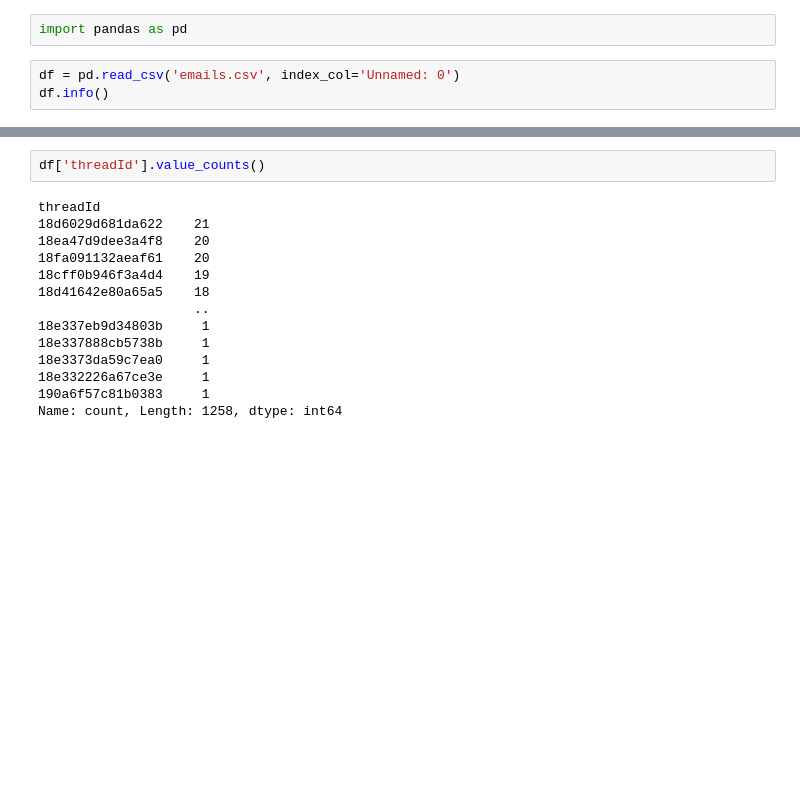
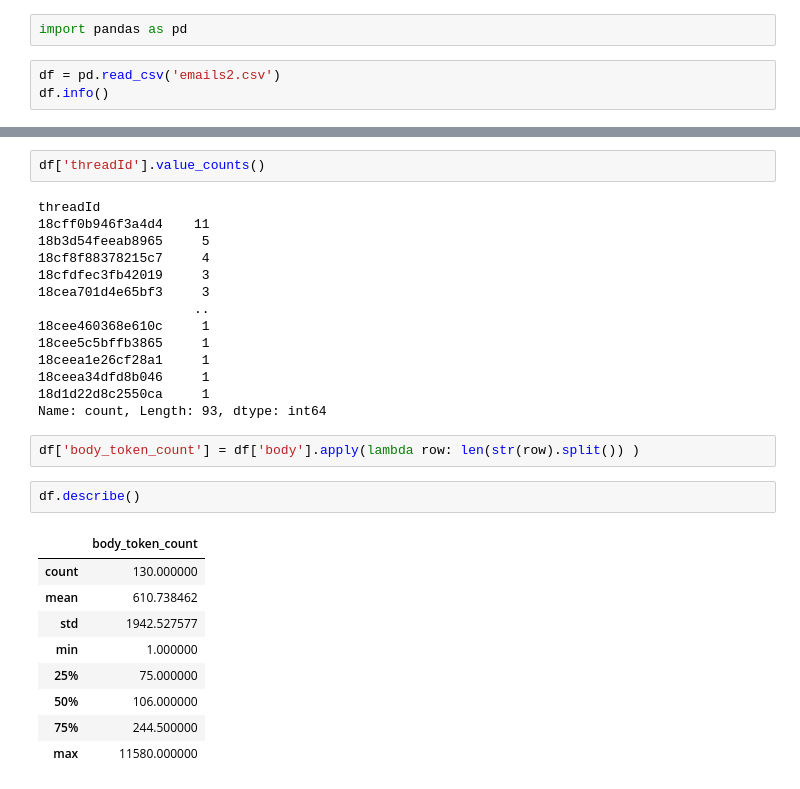
Before and after one commit to rhuanbarros/agent_email_kb, a Jupyter notebook: lab/2_group_threads.ipynb, the cells around one changed output, grey strips where cells are left out. Saved outputs shown, nothing was run; the diff lists cells and outputs as text; blank space fills up the shorter version.

Commit message:
almost done with cleaning emails

```diff
--- a/lab/2_group_threads.ipynb
+++ b/lab/2_group_threads.ipynb
@@ -1,7 +1,7 @@
 # %%
 import pandas as pd
 # %%
-df = pd.read_csv('emails.csv', index_col='Unnamed: 0')
+df = pd.read_csv('emails2.csv')
 df.info()
 # %% [output]
 <class 'pandas.core.frame.DataFrame'>
@@ -30,15 +34,29 @@ df.head()
 df['threadId'].value_counts()
 # %% [output]
 threadId
-18d6029d681da622    21
-18ea47d9dee3a4f8    20
-18fa091132aeaf61    20
-18cff0b946f3a4d4    19
-18d41642e80a65a5    18
+18cff0b946f3a4d4    11
+18b3d54feeab8965     5
+18cf8f88378215c7     4
+18cfdfec3fb42019     3
+18cea701d4e65bf3     3
                     ..
-18e337eb9d34803b     1
-18e337888cb5738b     1
-18e3373da59c7ea0     1
-18e332226a67ce3e     1
-190a6f57c81b0383     1
-Name: count, Length: 1258, dtype: int64
+18cee460368e610c     1
+18cee5c5bffb3865     1
+18ceea1e26cf28a1     1
+18ceea34dfd8b046     1
+18d1d22d8c2550ca     1
+Name: count, Length: 93, dtype: int64
+# %%
+df['body_token_count'] = df['body'].apply(lambda row: len(str(row).split()) )
+# %%
+df.describe()
+# %% [output]
+|  | body_token_count |
+| count | 130.000000 |
+| mean | 610.738462 |
+| std | 1942.527577 |
+| min | 1.000000 |
+| 25% | 75.000000 |
+| 50% | 106.000000 |
+| 75% | 244.500000 |
+| max | 11580.000000 |
```
Also changed, not shown: parts of 18 cells of this notebook, 1 other file.
